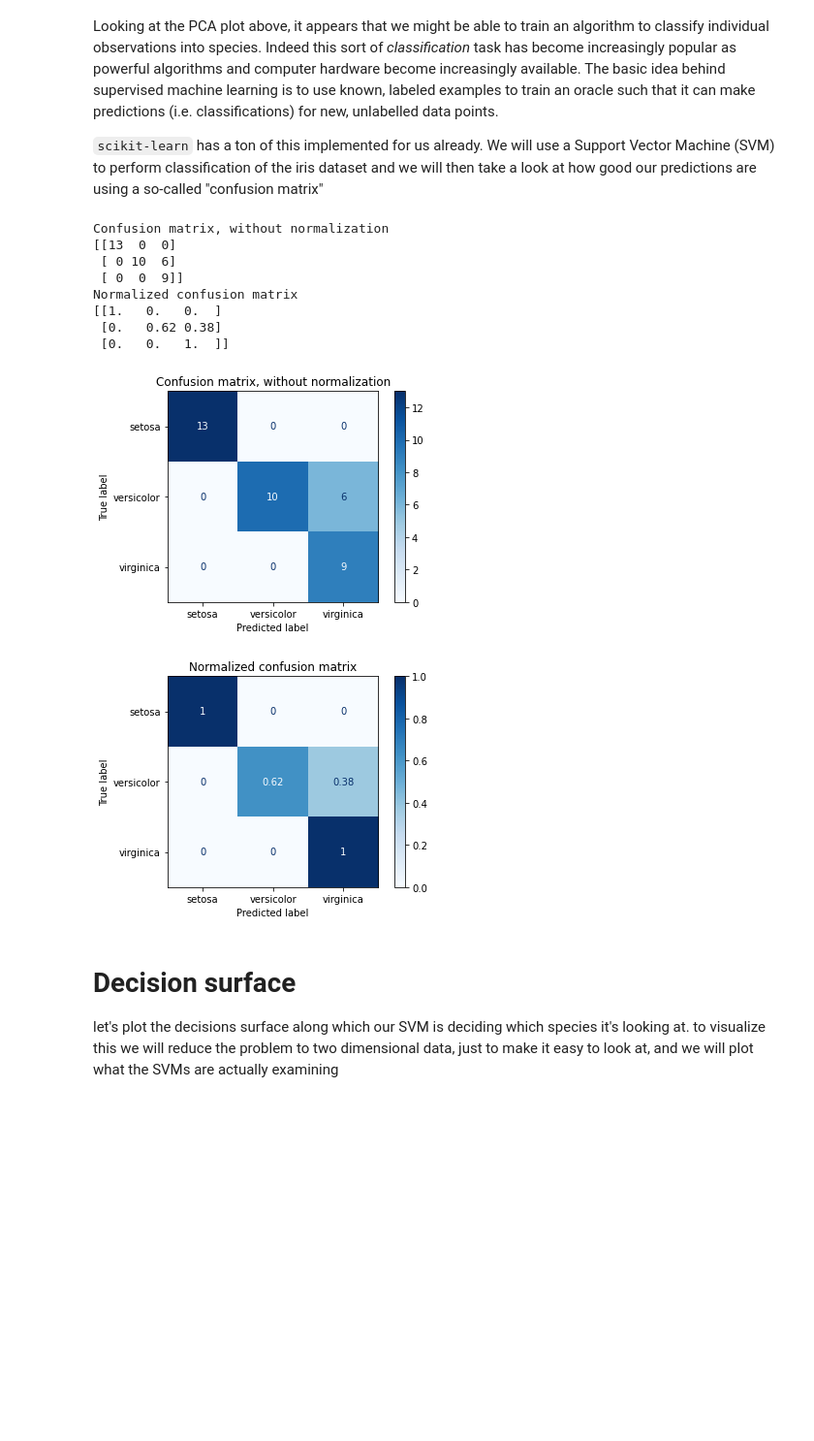
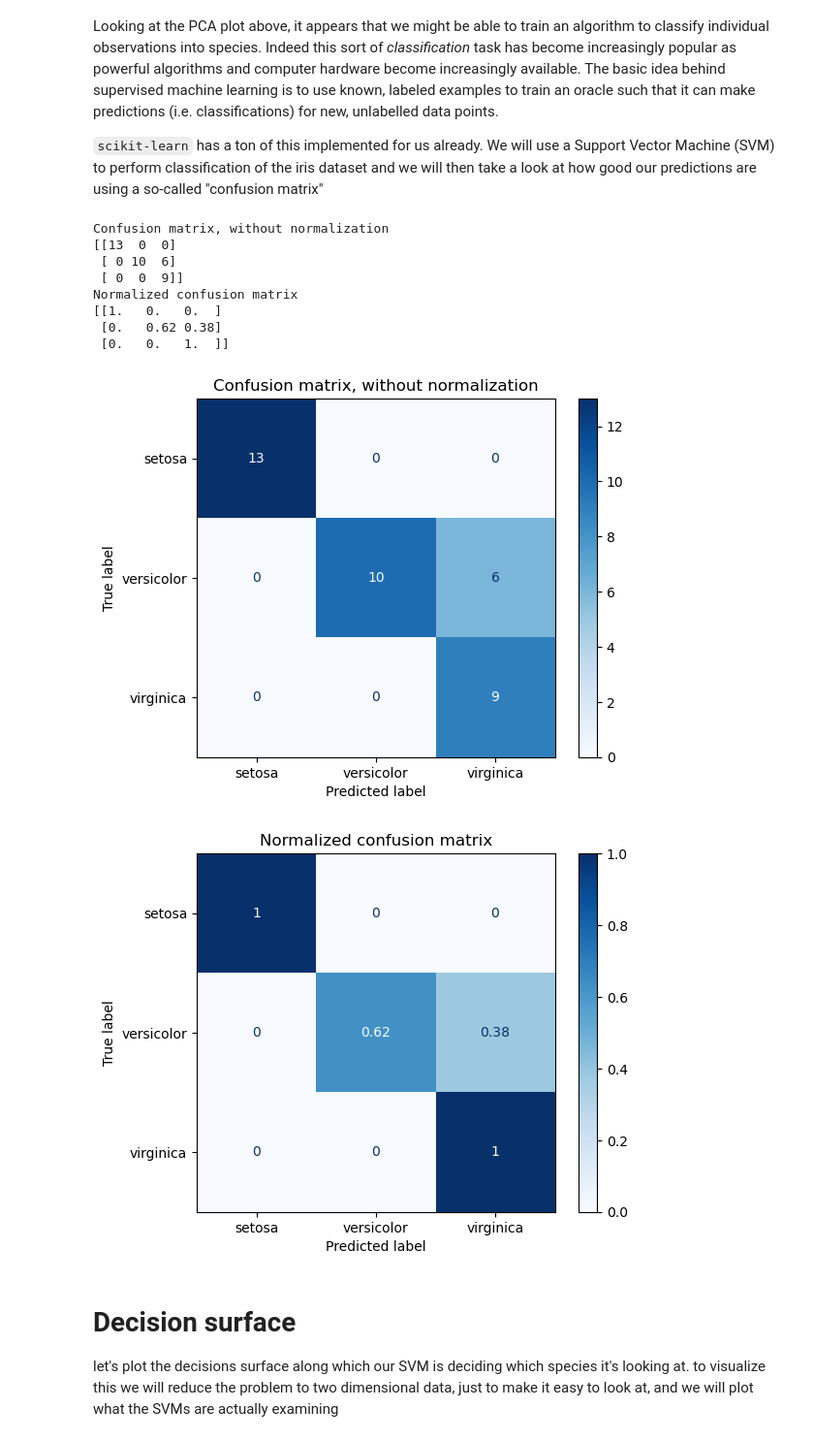
Before and after one commit to andrewkern/biol610, a Jupyter notebook: notebooks/lecture10.ipynb, the cells around one changed output. Shown: that part at 97% size. Saved outputs shown, nothing was run; the diff lists cells and outputs as text; code cells hidden in the pictures; blank space fills up the shorter version.

```diff
--- a/notebooks/lecture10.ipynb
+++ b/notebooks/lecture10.ipynb
@@ -181,7 +216,7 @@ import matplotlib.pyplot as plt
 
 from sklearn import svm, datasets
 from sklearn.model_selection import train_test_split
-from sklearn.metrics import plot_confusion_matrix
+from sklearn.metrics import ConfusionMatrixDisplay
 
 # import some data to play with
 iris = datasets.load_iris()
@@ -193,36 +228,36 @@ class_names = iris.target_names
 X_train, X_test, y_train, y_test = train_test_split(X, y, random_state=0)
 
 # Run classifier, using a model that is too regularized (C too low) to see
 # the impact on the results
 classifier = svm.SVC(kernel='linear', C=0.01).fit(X_train, y_train)
 
 np.set_printoptions(precision=2)
 
 # Plot non-normalized confusion matrix
 titles_options = [("Confusion matrix, without normalization", None),
                   ("Normalized confusion matrix", 'true')]
 for title, normalize in titles_options:
-    disp = plot_confusion_matrix(classifier, X_test, y_test,
+    disp = ConfusionMatrixDisplay.from_estimator(classifier, X_test, y_test,
                                  display_labels=class_names,
                                  cmap=plt.cm.Blues,
                                  normalize=normalize)
     disp.ax_.set_title(title)
 
     print(title)
     print(disp.confusion_matrix)
 
 plt.show()
 # %% [output]
 Confusion matrix, without normalization
 [[13  0  0]
  [ 0 10  6]
  [ 0  0  9]]
 Normalized confusion matrix
 [[1.   0.   0.  ]
  [0.   0.62 0.38]
  [0.   0.   1.  ]]
-[figure, old version]
+[figure, new version]
-[figure, old version]
+[figure, new version]
 # %% [markdown]
 # Decision surface
 let's plot the decisions surface along which our SVM is deciding which species it's looking at. to visualize this we will reduce the problem to two dimensional data, just to make it easy to look at, and we will plot what the SVMs are actually examining
```
Also changed, not shown: parts of 8 cells of this notebook.
